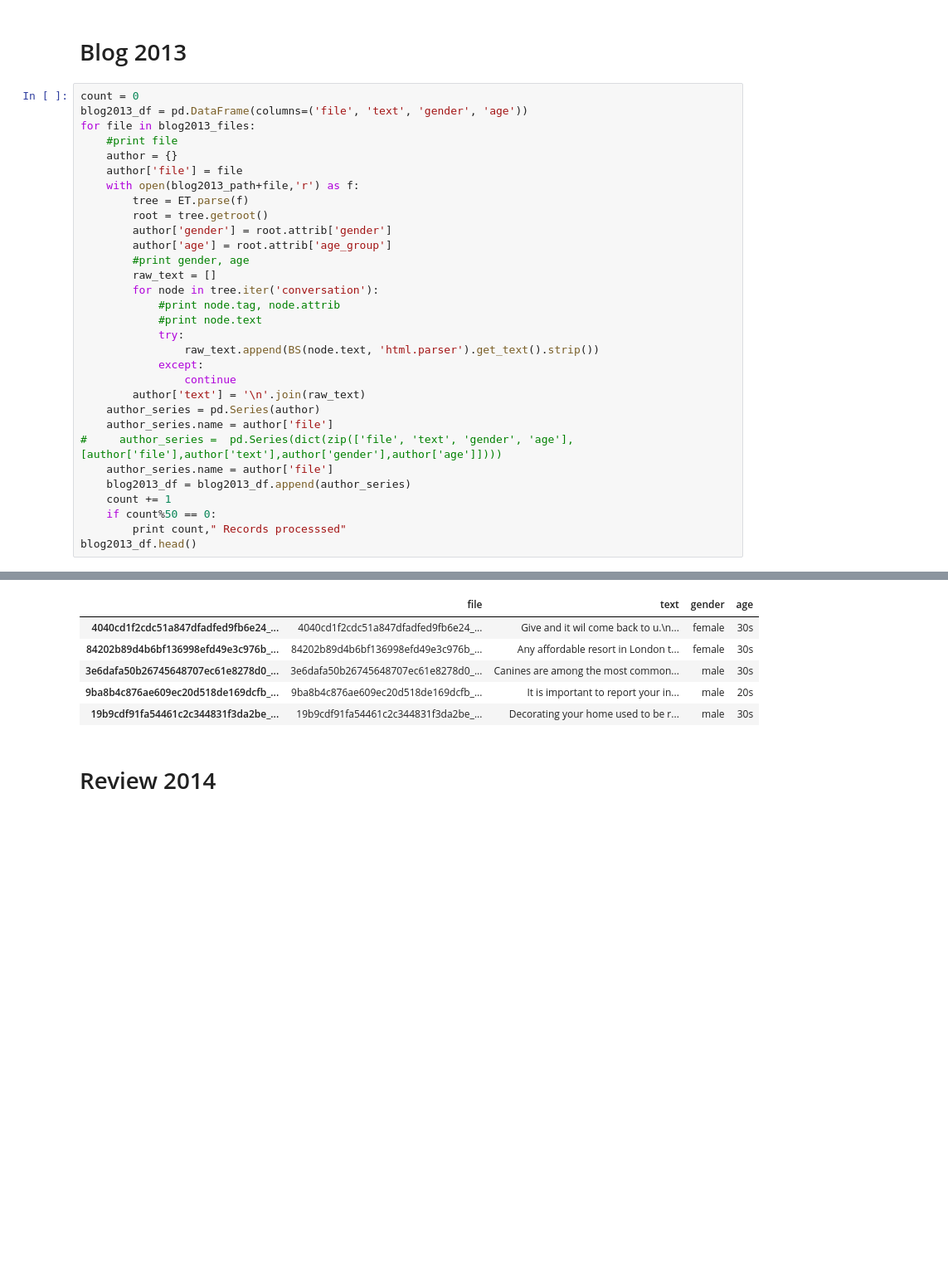
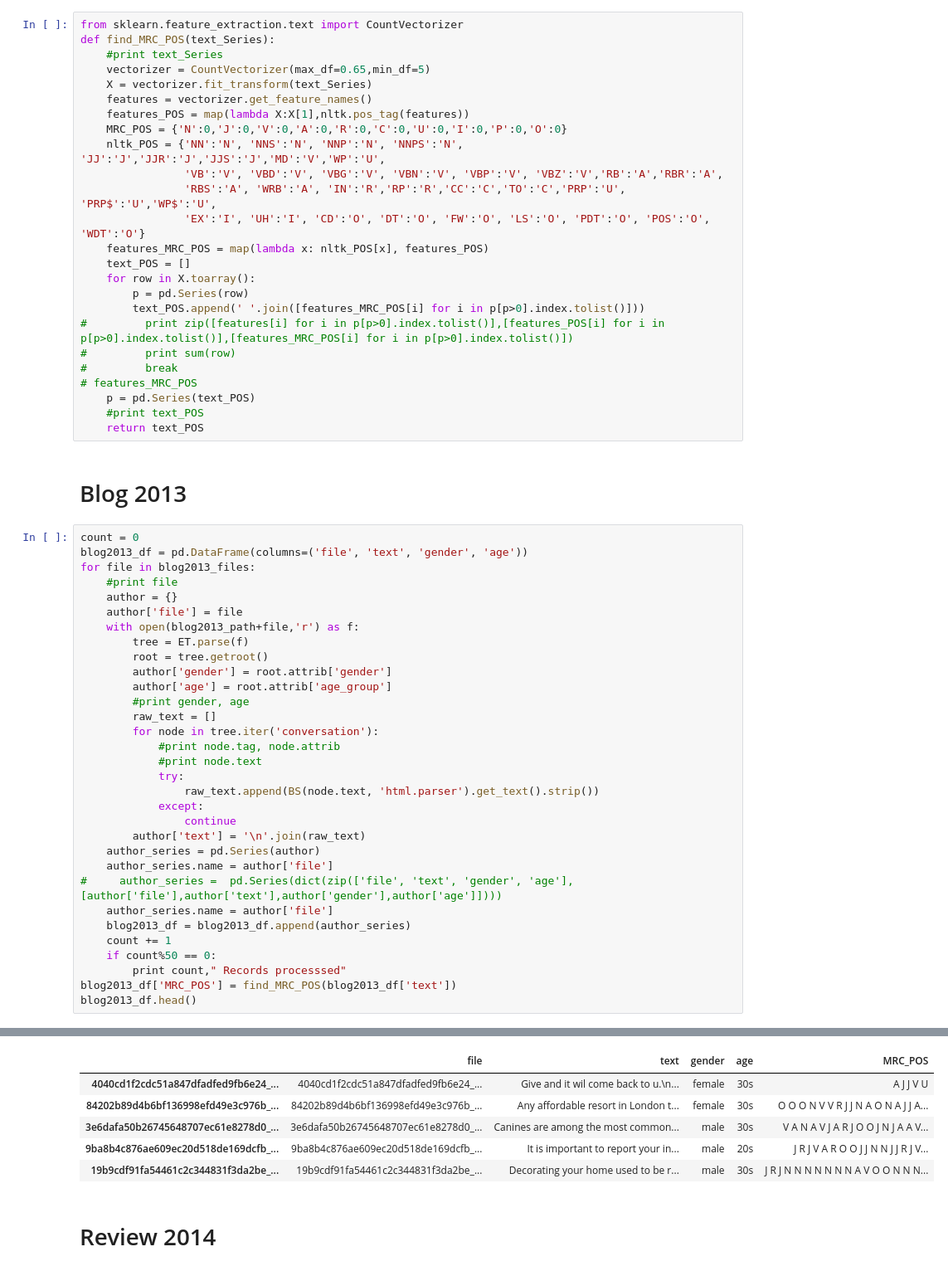
Before and after one commit to nishant07/AuthorProfiling, a Jupyter notebook: Final_Project.ipynb, the cells around one changed output, grey strips where cells are left out. Shown: that part at 83% size. Saved outputs shown, nothing was run; the diff lists cells and outputs as text; blank space fills up the shorter version.

Commit message:
final report

```diff
--- a/Final_Project.ipynb
+++ b/Final_Project.ipynb
@@ -57,6 +57,31 @@ blog2013_files 200
 review2014_files 200
 review2014_files 200
 twitter2016_files 200
+# %%
+from sklearn.feature_extraction.text import CountVectorizer
+def find_MRC_POS(text_Series):
+    #print text_Series
+    vectorizer = CountVectorizer(max_df=0.65,min_df=5)
+    X = vectorizer.fit_transform(text_Series)
+    features = vectorizer.get_feature_names()
+    features_POS = map(lambda X:X[1],nltk.pos_tag(features))
+    MRC_POS = {'N':0,'J':0,'V':0,'A':0,'R':0,'C':0,'U':0,'I':0,'P':0,'O':0}
+    nltk_POS = {'NN':'N', 'NNS':'N', 'NNP':'N', 'NNPS':'N', 'JJ':'J','JJR':'J','JJS':'J','MD':'V','WP':'U',
+                'VB':'V', 'VBD':'V', 'VBG':'V', 'VBN':'V', 'VBP':'V', 'VBZ':'V','RB':'A','RBR':'A',
+                'RBS':'A', 'WRB':'A', 'IN':'R','RP':'R','CC':'C','TO':'C','PRP':'U', 'PRP$':'U','WP$':'U',
+                'EX':'I', 'UH':'I', 'CD':'O', 'DT':'O', 'FW':'O', 'LS':'O', 'PDT':'O', 'POS':'O', 'WDT':'O'}
+    features_MRC_POS = map(lambda x: nltk_POS[x], features_POS)
+    text_POS = []
+    for row in X.toarray():
+        p = pd.Series(row)
+        text_POS.append(' '.join([features_MRC_POS[i] for i in p[p>0].index.tolist()]))
+#         print zip([features[i] for i in p[p>0].index.tolist()],[features_POS[i] for i in p[p>0].index.tolist()],[features_MRC_POS[i] for i in p[p>0].index.tolist()])
+#         print sum(row)
+#         break
+# features_MRC_POS
+    p = pd.Series(text_POS)
+    #print text_POS
+    return text_POS
 # %% [markdown]
 # Blog 2013
 # %%
@@ -68,39 +93,40 @@ for file in blog2013_files:
     author['file'] = file
     with open(blog2013_path+file,'r') as f:
         tree = ET.parse(f)
         root = tree.getroot()
         author['gender'] = root.attrib['gender']
         author['age'] = root.attrib['age_group']
         #print gender, age
         raw_text = []
         for node in tree.iter('conversation'):
             #print node.tag, node.attrib
             #print node.text
             try:
                 raw_text.append(BS(node.text, 'html.parser').get_text().strip())
             except:
                 continue
         author['text'] = '\n'.join(raw_text)
     author_series = pd.Series(author)
     author_series.name = author['file']
 #     author_series =  pd.Series(dict(zip(['file', 'text', 'gender', 'age'], [author['file'],author['text'],author['gender'],author['age']])))
     author_series.name = author['file']
     blog2013_df = blog2013_df.append(author_series)
     count += 1
     if count%50 == 0:
         print count," Records processsed"
+blog2013_df['MRC_POS'] = find_MRC_POS(blog2013_df['text'])
 blog2013_df.head()
 # %% [output]
 50  Records processsed
 100  Records processsed
 150  Records processsed
 200  Records processsed
-|  | file | text | gender | age |
-| 4040cd1f2cdc51a847dfadfed9fb6e24_... | 4040cd1f2cdc51a847dfadfed9fb6e24_... | Give and it wil come back to u.\n... | female | 30s |
-| 84202b89d4b6bf136998efd49e3c976b_... | 84202b89d4b6bf136998efd49e3c976b_... | Any affordable resort in London t... | female | 30s |
-| 3e6dafa50b26745648707ec61e8278d0_... | 3e6dafa50b26745648707ec61e8278d0_... | Canines are among the most common... | male | 30s |
-| 9ba8b4c876ae609ec20d518de169dcfb_... | 9ba8b4c876ae609ec20d518de169dcfb_... | It is important to report your in... | male | 20s |
-| 19b9cdf91fa54461c2c344831f3da2be_... | 19b9cdf91fa54461c2c344831f3da2be_... | Decorating your home used to be r... | male | 30s |
+|  | file | text | gender | age | MRC_POS |
+| 4040cd1f2cdc51a847dfadfed9fb6e24_... | 4040cd1f2cdc51a847dfadfed9fb6e24_... | Give and it wil come back to u.\n... | female | 30s | A J J V U |
+| 84202b89d4b6bf136998efd49e3c976b_... | 84202b89d4b6bf136998efd49e3c976b_... | Any affordable resort in London t... | female | 30s | O O O N V V R J J N A O N A J J A... |
+| 3e6dafa50b26745648707ec61e8278d0_... | 3e6dafa50b26745648707ec61e8278d0_... | Canines are among the most common... | male | 30s | V A N A V J A R J O O J N J A A V... |
+| 9ba8b4c876ae609ec20d518de169dcfb_... | 9ba8b4c876ae609ec20d518de169dcfb_... | It is important to report your in... | male | 20s | J R J V A R O O J J N N J J R J V... |
+| 19b9cdf91fa54461c2c344831f3da2be_... | 19b9cdf91fa54461c2c344831f3da2be_... | Decorating your home used to be r... | male | 30s | J R J N N N N N N N A V O O N N N... |
 # %% [markdown]
 # Review 2014
 # %%
```
Also changed, not shown: parts of 27 cells of this notebook, 3 other files.
